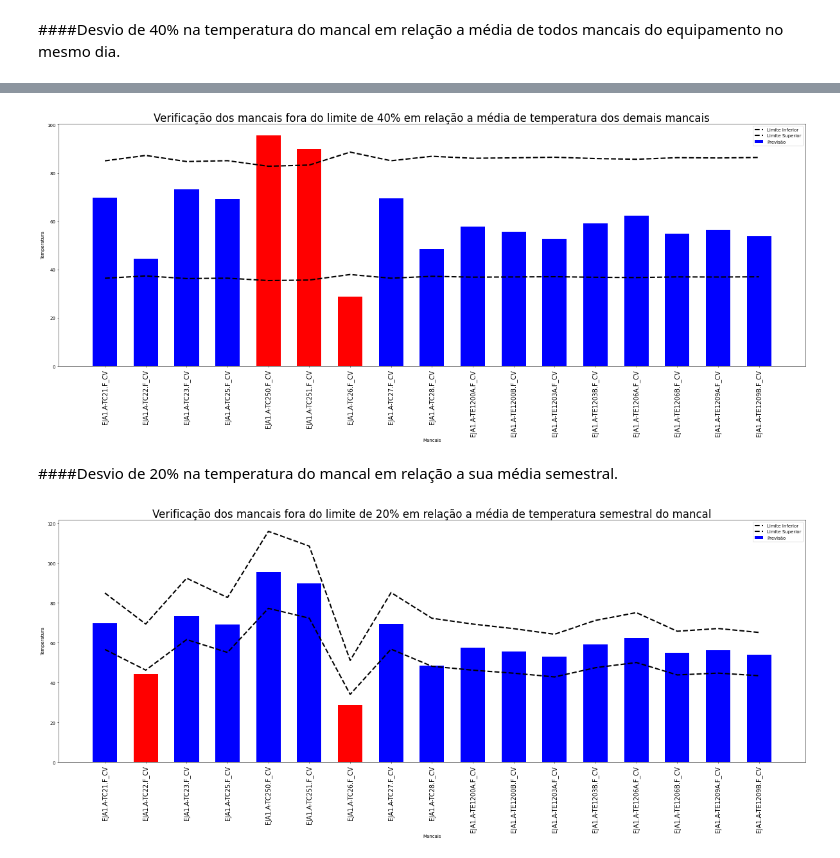
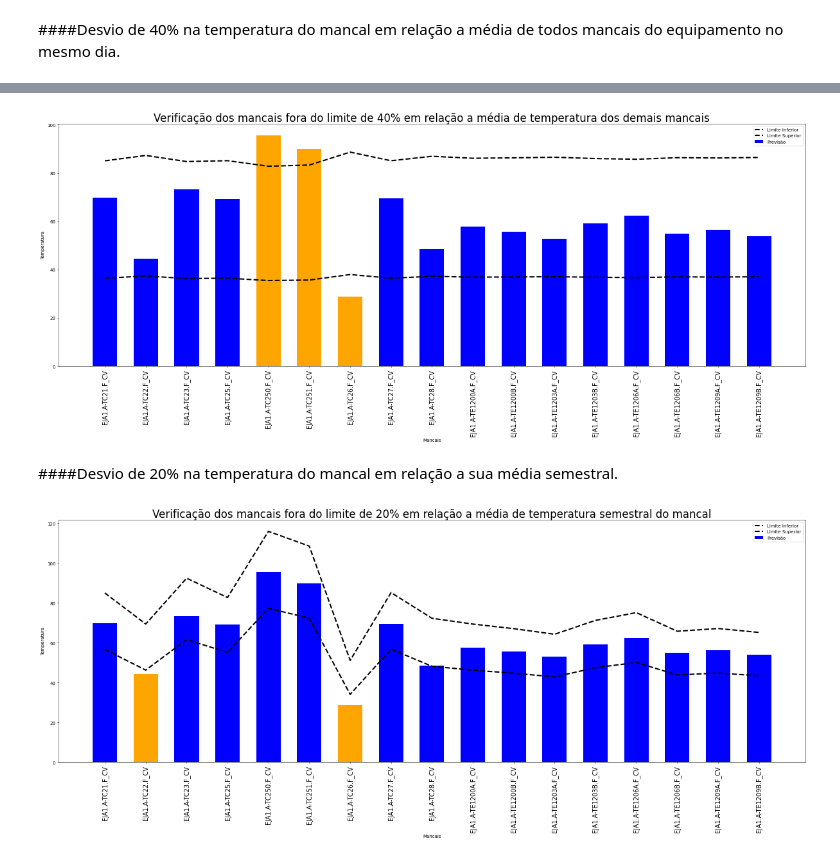
Before and after one commit to secretaria-ICA/Previsibilidade_das_Temperaturas_dos_Mancais, a Jupyter notebook: 4_PREVER_TEMP_MANCAL.ipynb, the cells around one changed output, grey strips where cells are left out. Cells and saved outputs as stored; diff of their text form; code cells hidden in the pictures.

```diff
--- a/4_PREVER_TEMP_MANCAL.ipynb
+++ b/4_PREVER_TEMP_MANCAL.ipynb
@@ -190,35 +190,35 @@ for i in range(len(mancais)):
   outras_previsoes.pop(i)
 
   media_outras_previsoes = np.array(outras_previsoes).mean()
   medias_previsoes_outros_mancais.append(media_outras_previsoes)
 
   perc40_media_prev_outros = media_outras_previsoes * 0.40
   lim_inferior_med_prev_outros = media_outras_previsoes - perc40_media_prev_outros
   lim_superior_med_prev_outros = media_outras_previsoes + perc40_media_prev_outros
 
   limites_inferiores.append(lim_inferior_med_prev_outros)
   limites_superiores.append(lim_superior_med_prev_outros)
 
 
 plt.figure(figsize=(30, 10), dpi=50)
 
 width = 0.6
 
-colors = ["red" if (flat_list_previsoes[i] < limites_inferiores[i] or flat_list_previsoes[i]>limites_superiores[i]) else "blue" for i in range(len(flat_list_previsoes))]
+colors = ["orange" if (flat_list_previsoes[i] < limites_inferiores[i] or flat_list_previsoes[i]>limites_superiores[i]) else "blue" for i in range(len(flat_list_previsoes))]
 
 plt.bar(flat_list_mancais, flat_list_previsoes, width, color=colors,  label='Previsão')
 plt.plot(limites_inferiores, color="black", ls='--', label='Limite Inferior', linewidth=3.0)
 plt.plot(limites_superiores, color="black", ls='--', label='Limite Superior', linewidth=3.0)
 
 plt.xticks(range(len(flat_list_mancais)), flat_list_mancais, rotation='vertical',fontsize=14)
 
 plt.xlabel("Mancais")
 plt.ylabel("Temperatura")
 plt.title("Verificação dos mancais fora do limite de 40% em relação a média de temperatura dos demais mancais", fontsize=24)
 plt.legend()
 plt.show()
 # %% [output]
-[figure, old version]
+[figure, new version]
 # %% [markdown]
 ####Desvio de 20% na temperatura do mancal em relação a sua média semestral.
 # %%
@@ -246,7 +246,7 @@ plt.figure(figsize=(30, 10), dpi=50)
 
 width = 0.6
 
-colors = ["red" if (flat_list_previsoes[i] < limites_inferiores[i] or flat_list_previsoes[i]>limites_superiores[i]) else "blue" for i in range(len(flat_list_previsoes))]
+colors = ["orange" if (flat_list_previsoes[i] < limites_inferiores[i] or flat_list_previsoes[i]>limites_superiores[i]) else "blue" for i in range(len(flat_list_previsoes))]
 
 plt.bar(flat_list_mancais, flat_list_previsoes, width, color=colors,  label='Previsão')
 plt.plot(limites_inferiores, color="black", ls='--', label='Limite Inferior', linewidth=3.0)
@@ -260,4 +260,4 @@ plt.title("Verificação dos mancais fora do limite de 20% em relação a média
 plt.legend()
 plt.show()
 # %% [output]
-[figure, old version]
+[figure, new version]
```
Also changed, not shown: parts of 2 cells of this notebook.
